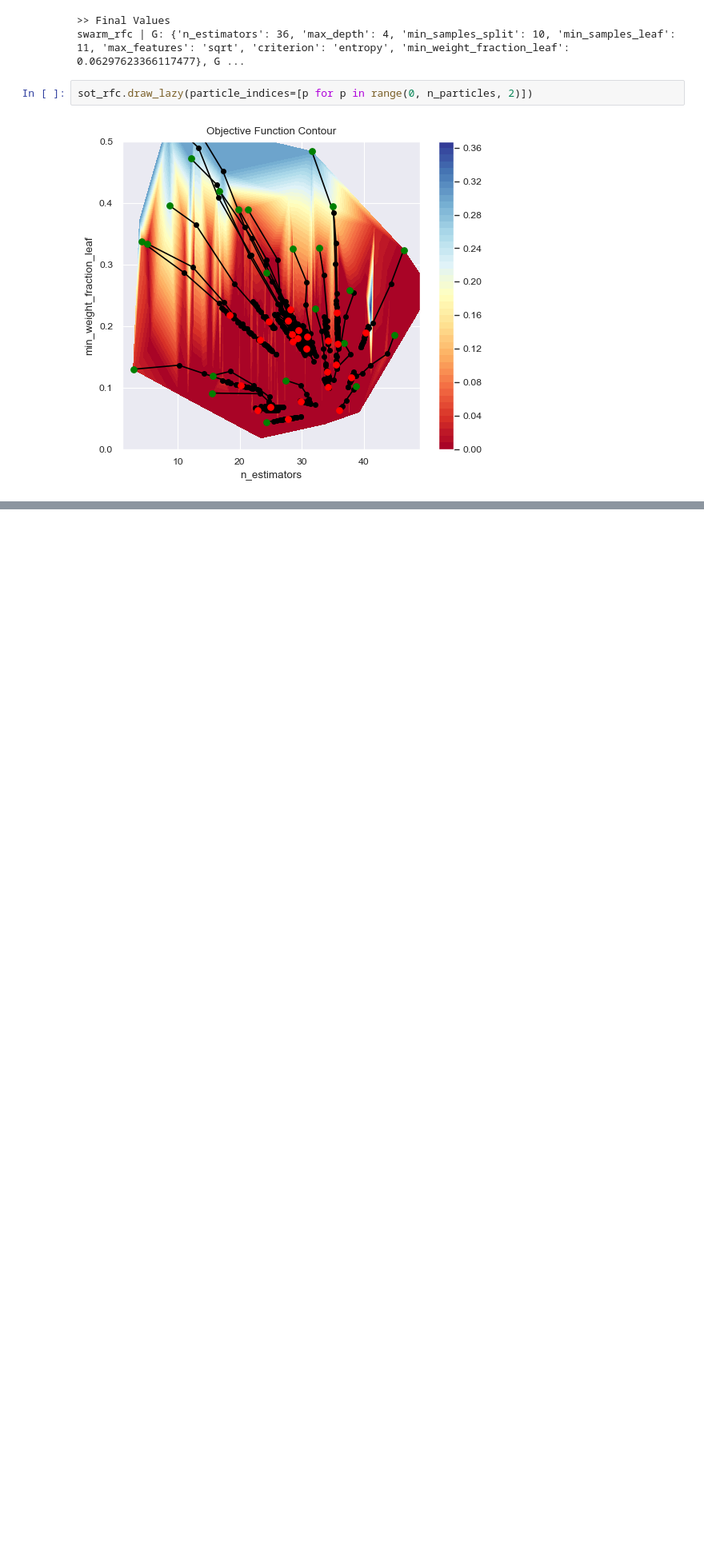
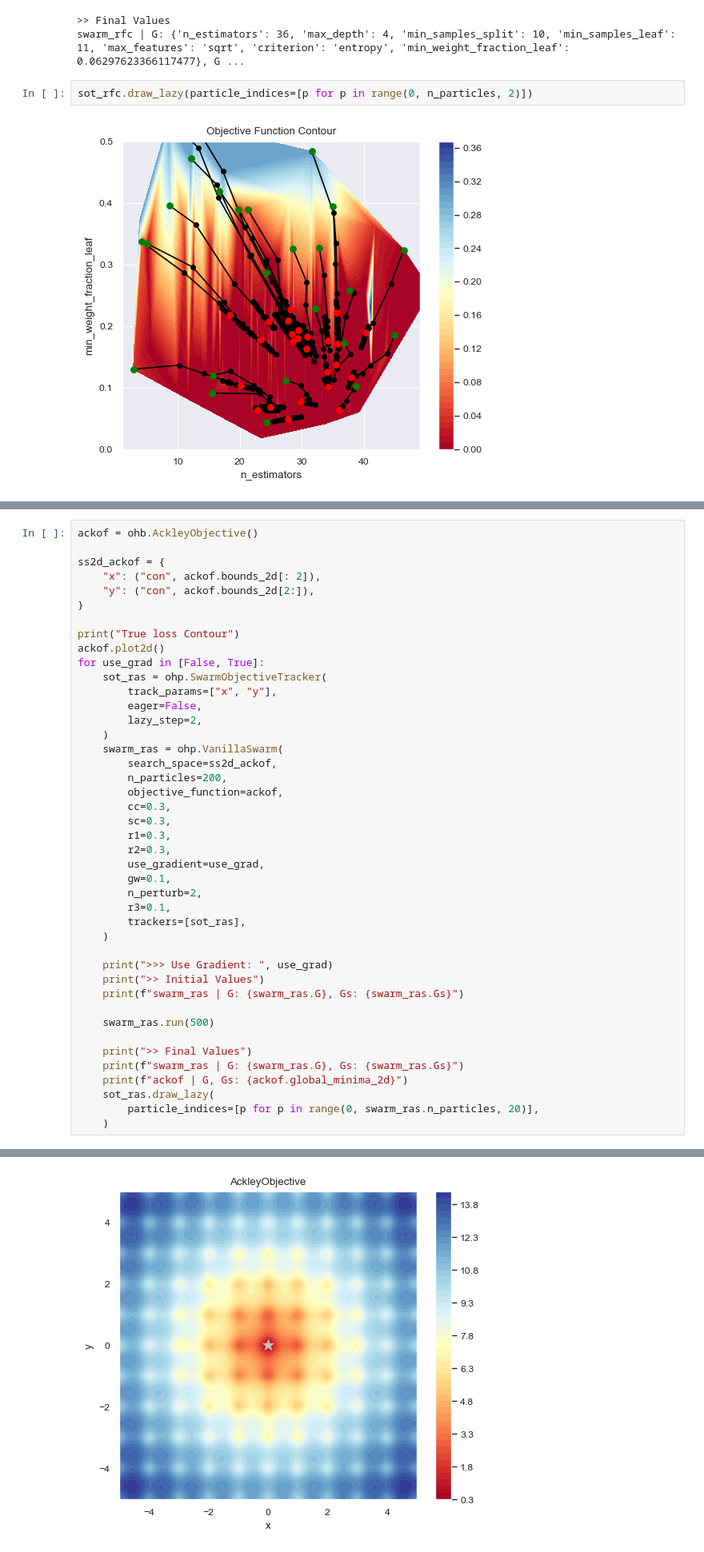
Before and after one commit to adityaprakash-work/OptiHive, a Jupyter notebook: examples.ipynb, the cells around one changed output, grey strips where cells are left out. Shown at 80% size. Drawn from its saved outputs; the diff is of its cells as text; blank space fills up the shorter version.

```diff
--- a/examples.ipynb
+++ b/examples.ipynb
@@ -258,0 +326,44 @@ sot_rfc.draw_lazy(particle_indices=[p for p in range(0, n_particles, 2)])
+# %%
+ackof = ohb.AckleyObjective()
+
+ss2d_ackof = {
+    "x": ("con", ackof.bounds_2d[: 2]),
+    "y": ("con", ackof.bounds_2d[2:]),
+}
+
+print("True loss Contour")
+ackof.plot2d()
+for use_grad in [False, True]:
+    sot_ras = ohp.SwarmObjectiveTracker(
+        track_params=["x", "y"],
+        eager=False,
+        lazy_step=2,
+    )
+    swarm_ras = ohp.VanillaSwarm(
+        search_space=ss2d_ackof,
+        n_particles=200,
+        objective_function=ackof,
+        cc=0.3,
+        sc=0.3,
+        r1=0.3,
+        r2=0.3,
+        use_gradient=use_grad,
+        gw=0.1,
+        n_perturb=2,
+        r3=0.1,
+        trackers=[sot_ras],
+    )
+
+    print(">>> Use Gradient: ", use_grad)
+    print(">> Initial Values")
+    print(f"swarm_ras | G: {swarm_ras.G}, Gs: {swarm_ras.Gs}")
+
+    swarm_ras.run(500)
+
+    print(">> Final Values")
+    print(f"swarm_ras | G: {swarm_ras.G}, Gs: {swarm_ras.Gs}")
+    print(f"ackof | G, Gs: {ackof.global_minima_2d}")
+    sot_ras.draw_lazy(
+        particle_indices=[p for p in range(0, swarm_ras.n_particles, 20)],
+    )
+# %% [output]
@@ -258,0 +371 @@ sot_rfc.draw_lazy(particle_indices=[p for p in range(0, n_particles, 2)])
+[figure, added]
```
Also changed, not shown: parts of 27 cells of this notebook, 5 other files.
